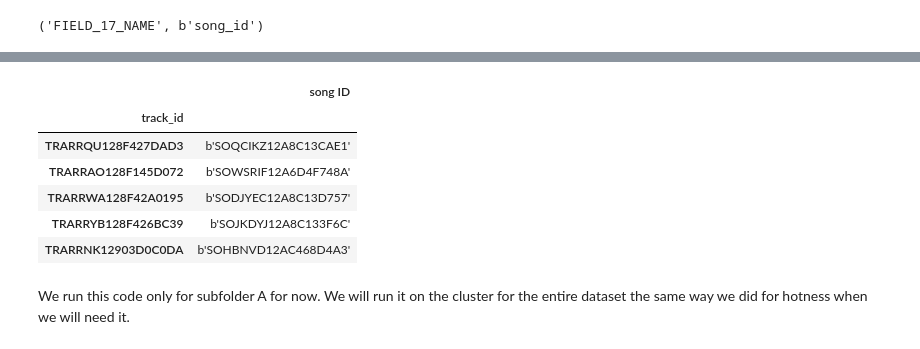
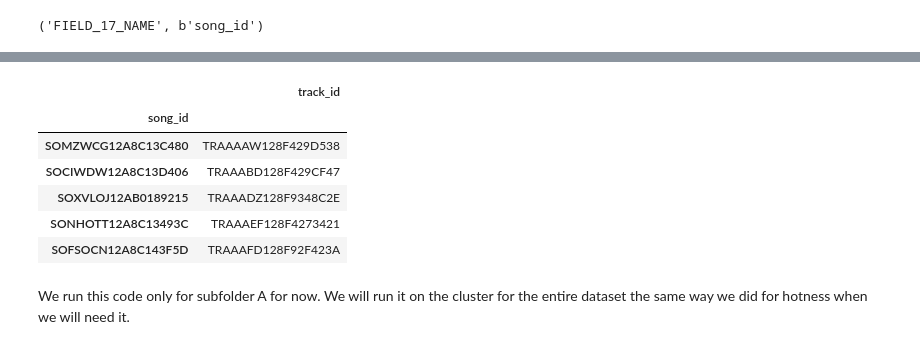
Before and after one commit to Victor-Palacios/epfl_ada, a Jupyter notebook: Project/milestone_2_full_nb.ipynb, the cells around one changed output, grey strips where cells are left out. Saved outputs shown, nothing was run; the diff lists cells and outputs as text; code cells hidden in the pictures.

Commit message:
Fixed and improved mapping songId => trackId

```diff
--- a/Project/milestone_2_full_nb.ipynb
+++ b/Project/milestone_2_full_nb.ipynb
@@ -1119,12 +1119,12 @@ So let's simply create a function for getting the metadata we need. Here we can
 # %%
-def get_msd_info(basedir, info=[], ext='.h5', subfolder="metadata/"):
-    result = pd.DataFrame(columns=["track_id"] + info)
+def get_msd_info(basedir, info=[], info_names=[], ext='.h5', subfolder="metadata/"):
+    result = pd.DataFrame(columns=["track_id"] + info_names)
     for root, dirs, files in os.walk(basedir):
         files = glob.glob(os.path.join(root, '*'+ext))
         for f in files:
             h5_file = h5py.File(str(f))
-            row = [f.split("/")[-1].split(".")[0]] + [h5_file[subfolder + "songs"].value[0][i] for i in info]
+            row = [f.split(os.path.sep)[-1].split(".")[0]] + [h5_file[subfolder + "songs"].value[0][i].decode("UTF-8") for i in info]
             result.loc[result.shape[0]] = row
     return result
 # %%
-song_ids_A = get_msd_info(os.path.join("../datasets/", 'A'), info=[17])
+song_ids_A = get_msd_info(os.path.join("..", "datasets", 'A'), info=[17], info_names=["song_id"])
@@ -1131,15 +1140,15 @@ song_ids_A = get_msd_info(os.path.join("../datasets/", 'A'), info=[17])
 # %%
-song_ids_A_frame = song_ids_A.set_index("track_id")
-song_ids_A_frame.columns = ["song ID"]
+song_ids_A_frame = song_ids_A.set_index("song_id")
+song_ids_A_frame.columns = ["track_id"]
 song_ids_A_frame.head()
 # %% [output]
-|  | song ID |
-| track_id |  |
-| TRARRQU128F427DAD3 | b'SOQCIKZ12A8C13CAE1' |
-| TRARRAO128F145D072 | b'SOWSRIF12A6D4F748A' |
-| TRARRWA128F42A0195 | b'SODJYEC12A8C13D757' |
-| TRARRYB128F426BC39 | b'SOJKDYJ12A8C133F6C' |
-| TRARRNK12903D0C0DA | b'SOHBNVD12AC468D4A3' |
+|  | track_id |
+| song_id |  |
+| SOMZWCG12A8C13C480 | TRAAAAW128F429D538 |
+| SOCIWDW12A8C13D406 | TRAAABD128F429CF47 |
+| SOXVLOJ12AB0189215 | TRAAADZ128F9348C2E |
+| SONHOTT12A8C13493C | TRAAAEF128F4273421 |
+| SOFSOCN12A8C143F5D | TRAAAFD128F92F423A |
 # %% [markdown]
 We run this code only for subfolder A for now. We will run it on the cluster for the entire dataset the same way we did for hotness when we will need it.
 # %% [markdown]
```
Also changed, not shown: parts of 2 cells of this notebook.
